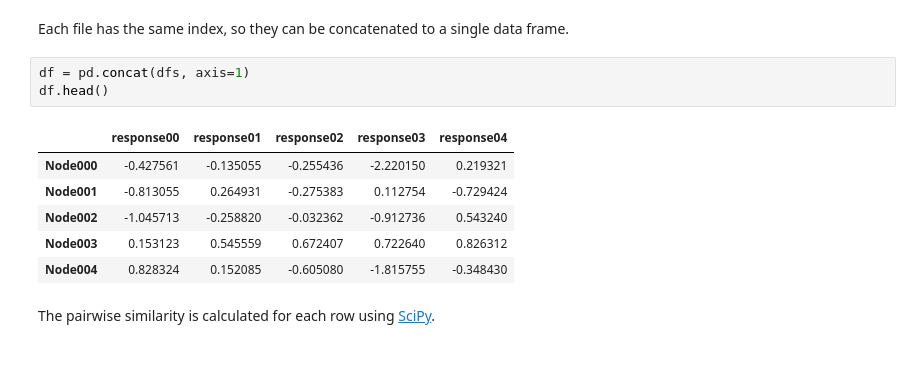
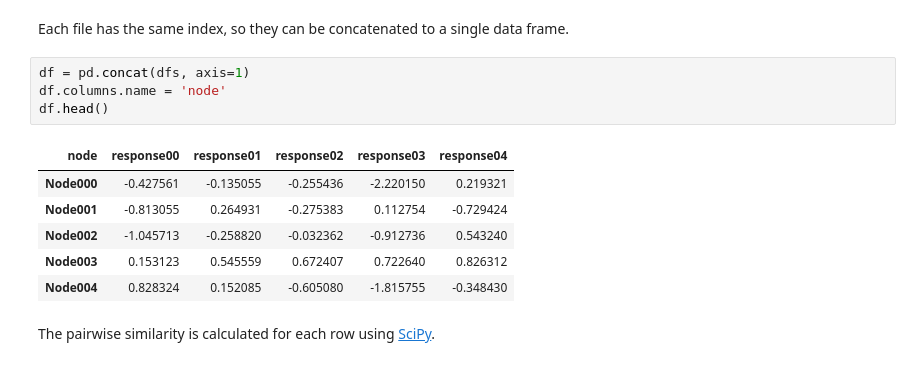
Before and after one commit to bit-lsi/BMDL2016, a Jupyter notebook: exercises/exercise01.ipynb, the cells around one changed output. Drawn from its saved outputs; the diff is of its cells as text.

```diff
--- a/exercises/exercise01.ipynb
+++ b/exercises/exercise01.ipynb
@@ -57,9 +61,10 @@ for i in range(5):
 Each file has the same index, so they can be concatenated to a single data frame.
 # %%
 df = pd.concat(dfs, axis=1)
+df.columns.name = 'node'
 df.head()
 # %% [output]
-|  | response00 | response01 | response02 | response03 | response04 |
+| node | response00 | response01 | response02 | response03 | response04 |
 | Node000 | -0.427561 | -0.135055 | -0.255436 | -2.220150 | 0.219321 |
 | Node001 | -0.813055 | 0.264931 | -0.275383 | 0.112754 | -0.729424 |
 | Node002 | -1.045713 | -0.258820 | -0.032362 | -0.912736 | 0.543240 |
```
Also changed, not shown: parts of 14 cells of this notebook, 1 other file.
